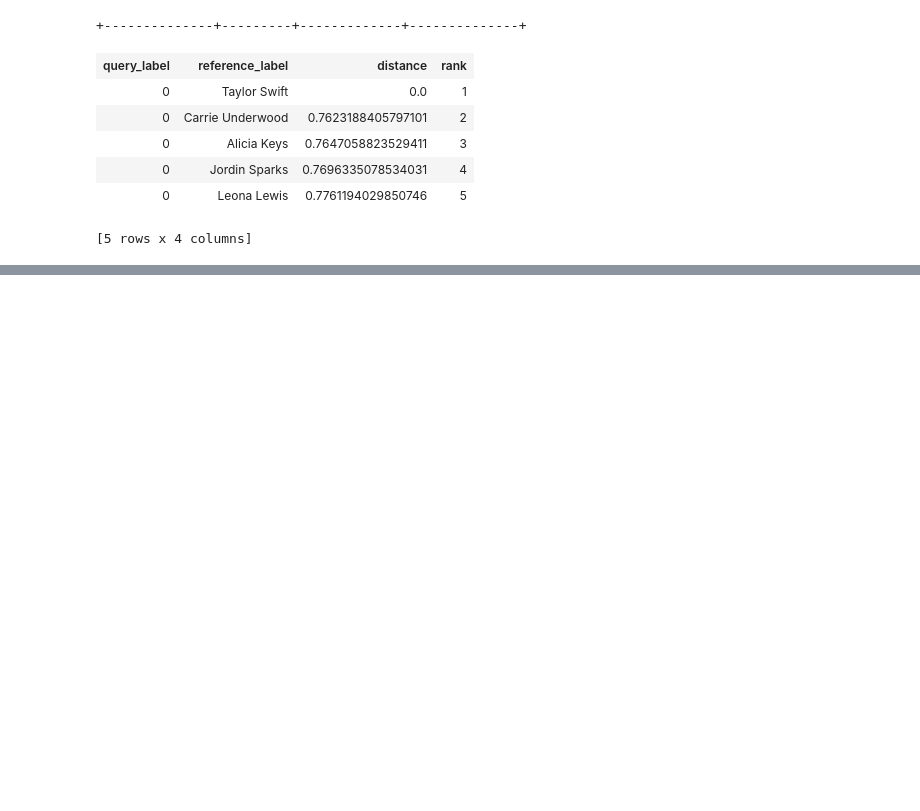
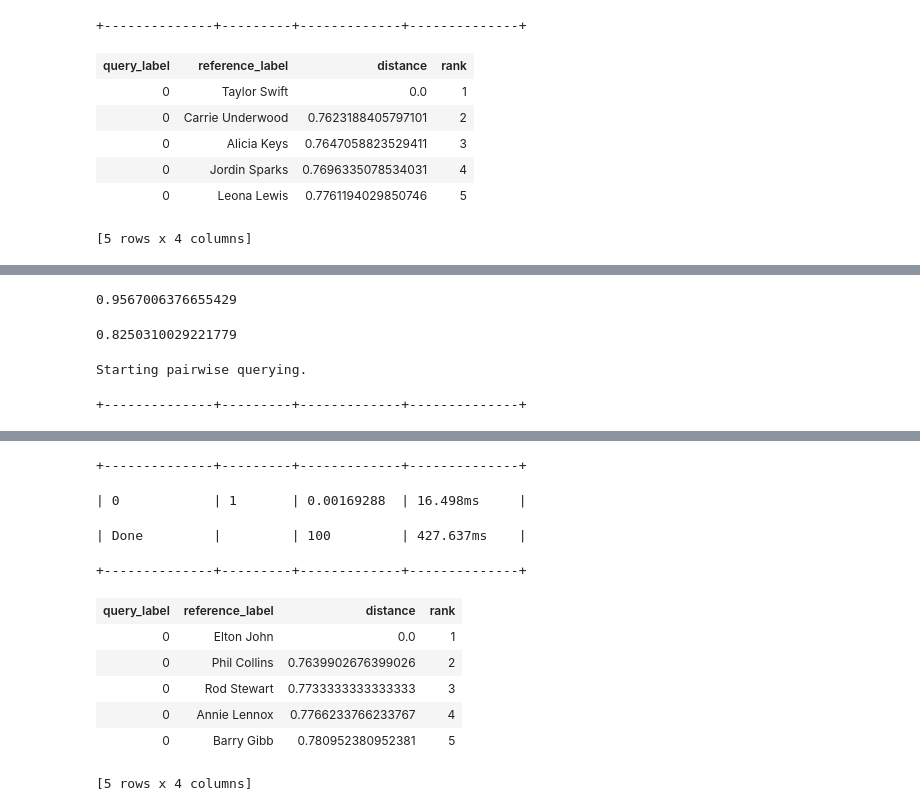
Before and after one commit to Erfanx/intelligence-retrieval, a Jupyter notebook: Document Retrieval/Document_Retrieval.ipynb, the cells around one changed output, grey strips where cells are left out. Cells and saved outputs as stored; diff of their text form; code cells hidden in the pictures; blank space fills up the shorter version.

```diff
--- a/Document Retrieval/Document_Retrieval.ipynb
+++ b/Document Retrieval/Document_Retrieval.ipynb
@@ -307,3 +307,5 @@ Starting pairwise querying.
 | 0 | Jordin Sparks | 0.7696335078534031 | 4 |
 | 0 | Leona Lewis | 0.7761194029850746 | 5 |
 [5 rows x 4 columns]
+# %%
+elton = people[people['name'] == 'Elton John']
@@ -309,0 +320,2 @@ Starting pairwise querying.
+# %%
+elton['word count'] = turicreate.text_analytics.count_words(elton['text'])
@@ -309,0 +362,4 @@ Starting pairwise querying.
+# %%
+turicreate.distances.cosine(elton['tf-idf'][0], victoria['tf-idf'][0])
+# %% [output]
+0.9567006376655429
@@ -309,0 +368,9 @@ Starting pairwise querying.
+# %%
+turicreate.distances.cosine(elton['tf-idf'][0], paul['tf-idf'][0])
+# %% [output]
+0.8250310029221779
+# %%
+knn_model.query(elton)
+# %% [output]
+Starting pairwise querying.
++--------------+---------+-------------+--------------+
@@ -309,0 +378,11 @@ Starting pairwise querying.
++--------------+---------+-------------+--------------+
+| 0            | 1       | 0.00169288  | 16.498ms     |
+| Done         |         | 100         | 427.637ms    |
++--------------+---------+-------------+--------------+
+| query_label | reference_label | distance | rank |
+| 0 | Elton John | 0.0 | 1 |
+| 0 | Phil Collins | 0.7639902676399026 | 2 |
+| 0 | Rod Stewart | 0.7733333333333333 | 3 |
+| 0 | Annie Lennox | 0.7766233766233767 | 4 |
+| 0 | Barry Gibb | 0.780952380952381 | 5 |
+[5 rows x 4 columns]
```
Also changed, not shown: parts of 11 cells of this notebook.
